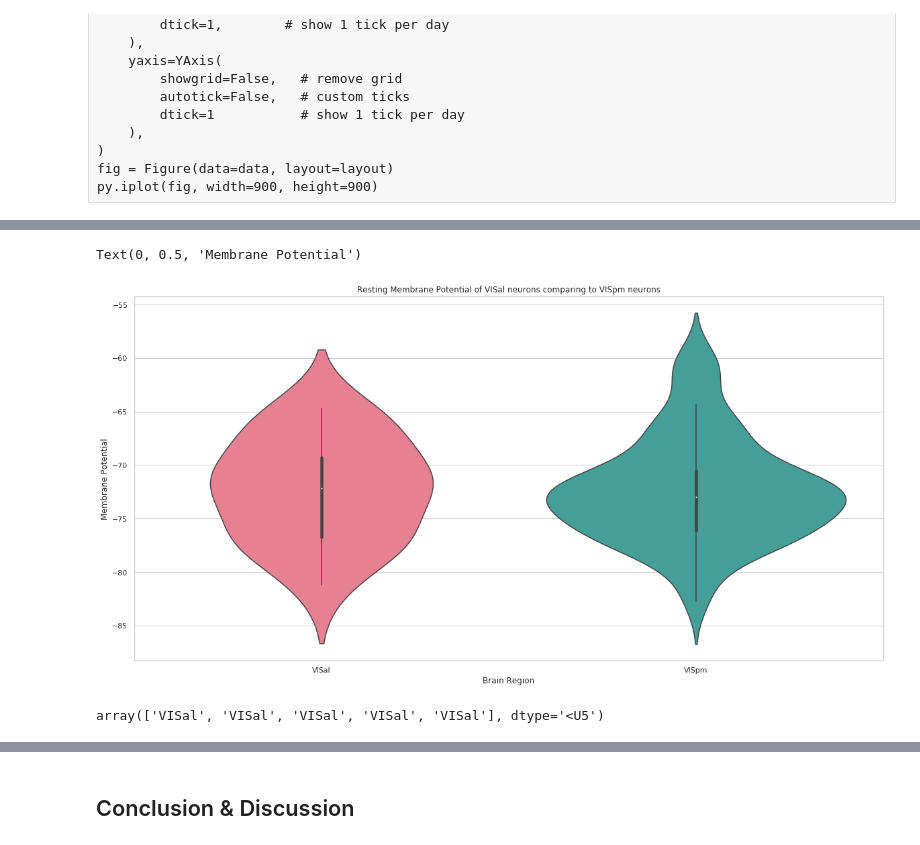
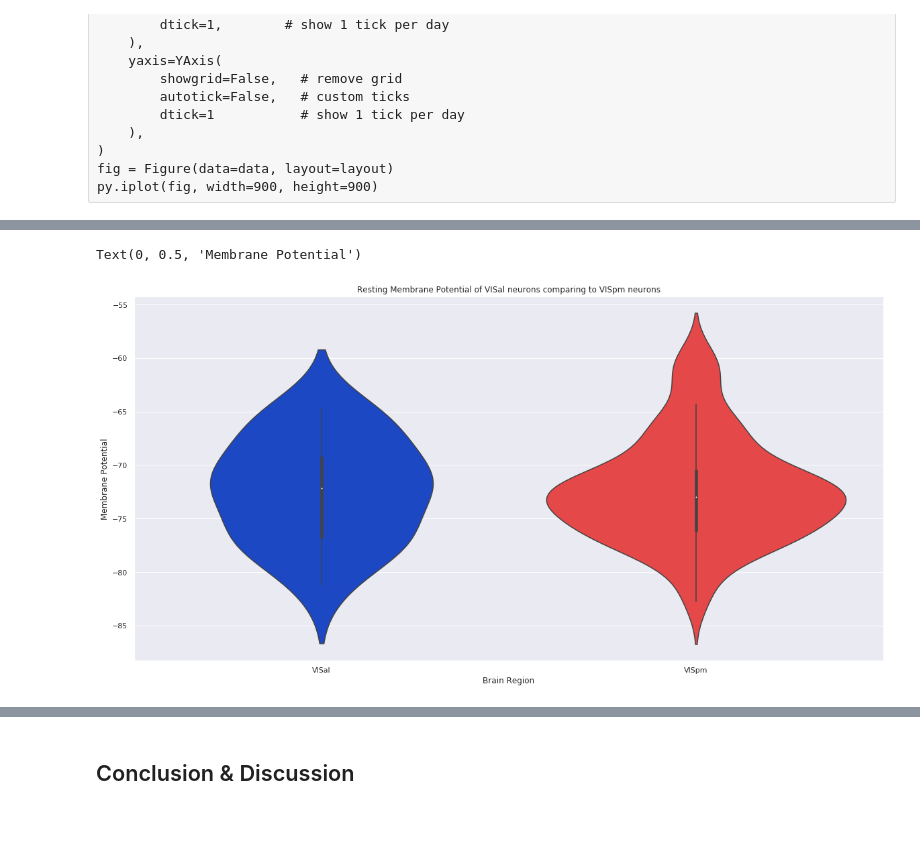
Before and after one commit to tthd0214/CellTypeProject, a Jupyter notebook: CellTypesProject_group8.ipynb, the cells around one changed output, grey strips where cells are left out. Drawn from its saved outputs; the diff is of its cells as text; code cells hidden in the pictures.

Commit message:
New ephys graph

```diff
--- a/CellTypesProject_group8.ipynb
+++ b/CellTypesProject_group8.ipynb
@@ -29,7 +29,7 @@ import xml.etree.ElementTree as ET
 import matplotlib as mpl
 import matplotlib.pyplot as plt
 import seaborn as sns
-sns.set(style="whitegrid")
+sns.set(style="darkgrid")
 
 from scipy.spatial.distance import pdist, squareform
 
@@ -71,10 +71,11 @@ targeted_structures = boc.get_all_targeted_structures()
 # query.xml?criteria=%20service::mouse_differential[set$eq%27mouse_coronal%27][structures1$eq402][structures2$eq533]
 
 
+VISal_VISpm_pd = pd.read_csv("VISal_VISpm_Converted_No_Threshold.csv")
+VISpm_VISal_pd = pd.read_csv("VISpm_VISal_Converted_No_Threshold.csv")
 
 
-VISal_VISpm_pd = pd.read_csv("VISal_VISpm_Converted_No_Threshold.csv")
-VISpm_VISal_pd = pd.read_csv("VISpm_VISal_Converted_No_Threshold.csv")
+sns.set_palette("bright")
 # %% [markdown]
 ## Data Wrangling
 # %% [markdown]
@@ -367,15 +376,12 @@ Text(0.5, 1.0, 'Gene Expression of VISpm area comparing to VISal area')
 # %%
 # Plotting electrophysiological data for the two areas with box plot/ Violin plot:
 # Resting potential
 fig, ax1 = plt.subplots(ncols = 1, figsize=(20,10))
-sns.violinplot(y = 'Vrest', x = 'Brain Region', data = vrest, ax = ax1, palette = 'husl', color = 'bright', orient = 'v')
+custom = ["#013ADF","#FE2E2E"]
+
+sns.violinplot(y = 'Vrest', x = 'Brain Region', data = vrest, ax = ax1, palette = custom, orient = 'v')
 ax1.set_title('Resting Membrane Potential of VISal neurons comparing to VISpm neurons')
 ax1.set_ylabel('Membrane Potential')
 # %% [output]
 Text(0, 0.5, 'Membrane Potential')
-[figure, old version]
+[figure, new version]
-# %%
-new = np.repeat("VISal", 5)
-new
-# %% [output]
-array(['VISal', 'VISal', 'VISal', 'VISal', 'VISal'], dtype='<U5')
```
Also changed, not shown: parts of 5 cells of this notebook.
